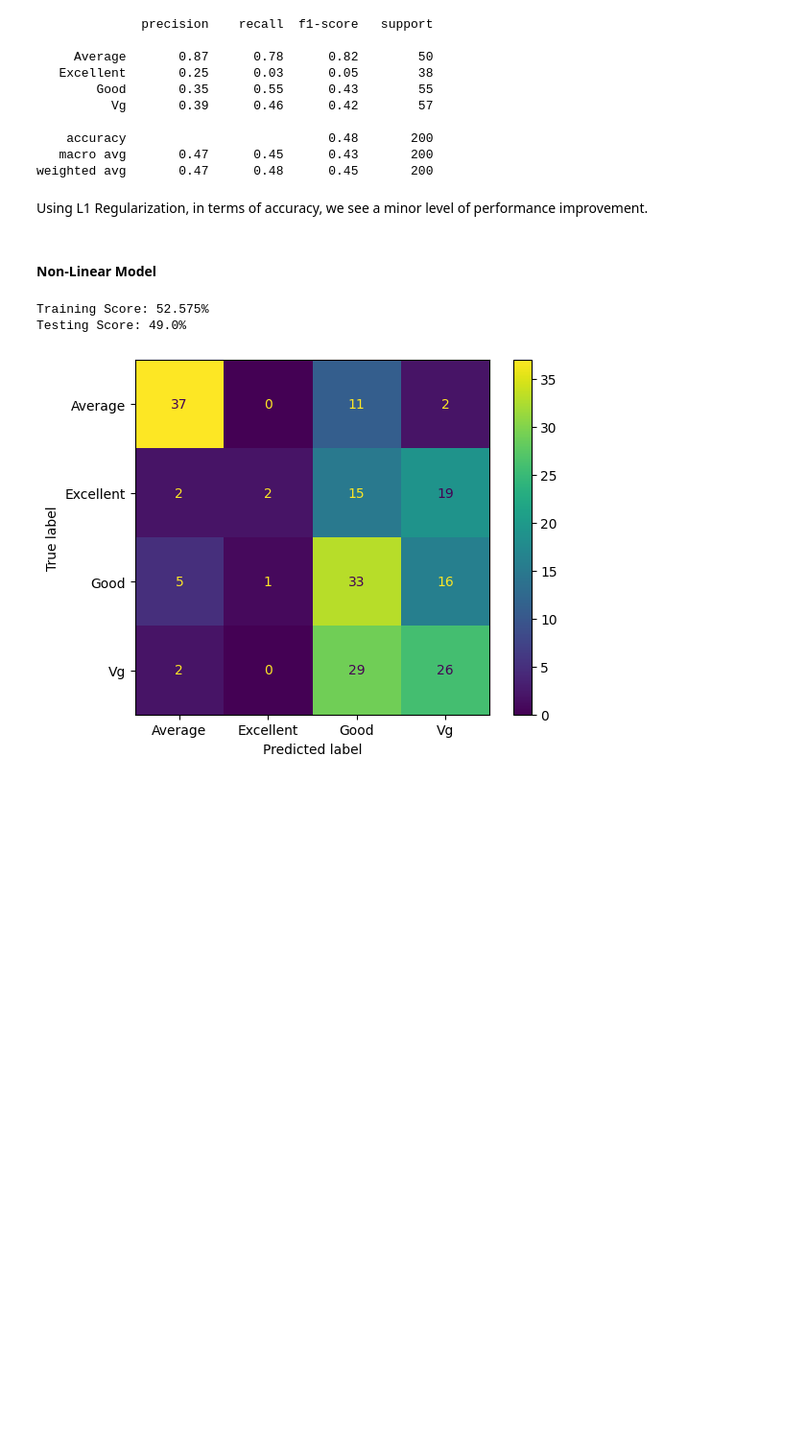
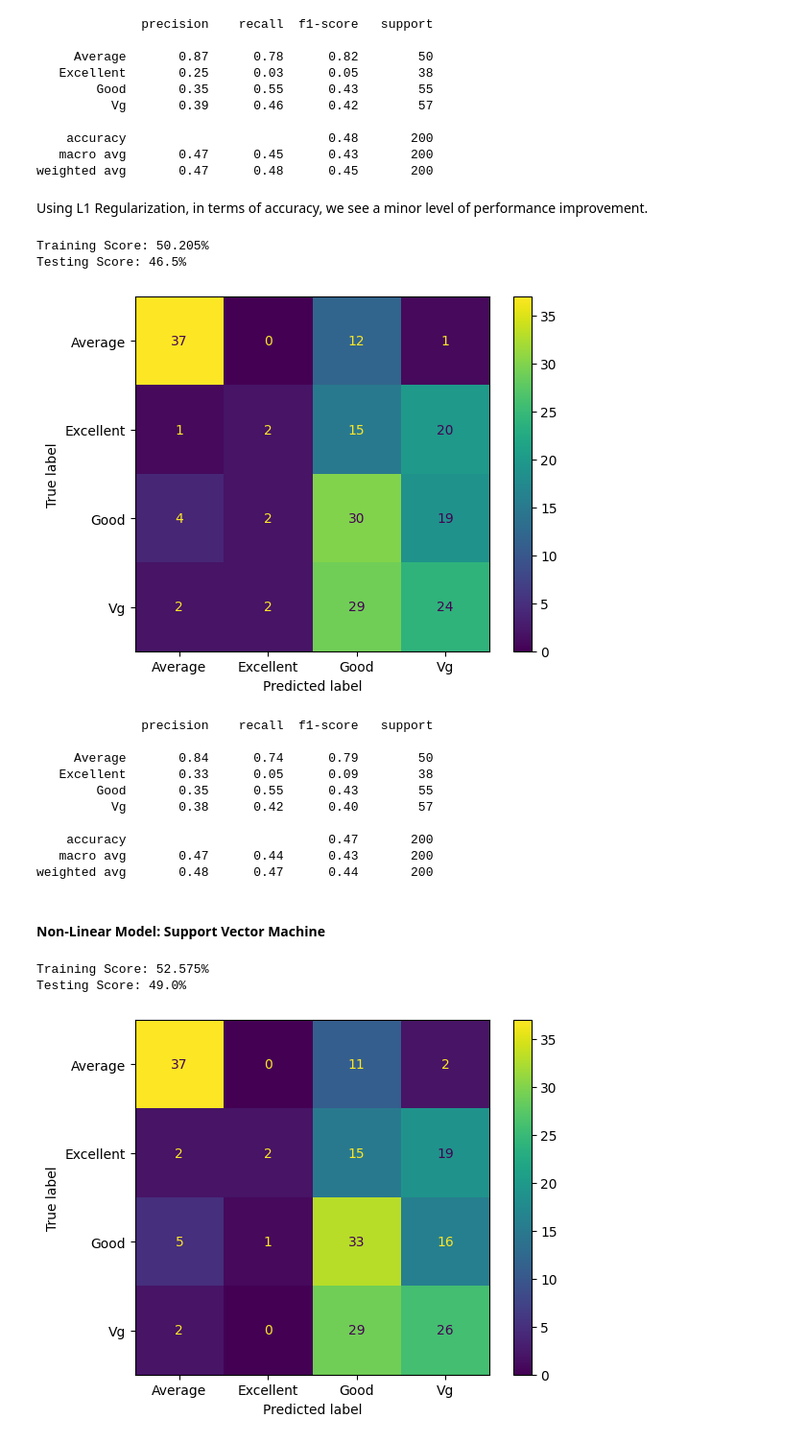
Before and after one commit to Purinat33/Machine-Learning-Project-1, a Jupyter notebook: proj1.ipynb, the cells around one changed output. Shown at 96% size. Cells and saved outputs as stored; diff of their text form; code cells hidden in the pictures; blank space fills up the shorter version.

```diff
--- a/proj1.ipynb
+++ b/proj1.ipynb
@@ -263,0 +272,10 @@ Now that we got the ideas of what the data is like, we can start making predicti
+# %%
+from sklearn.dummy import DummyClassifier
+from sklearn.model_selection import cross_val_score
+
+model = DummyClassifier(strategy='most_frequent')
+model.fit(X_train_encoded, y_train_encoded)
+print(
+    f"Training Score: {(cross_val_score(model, X_train_encoded, y_train_encoded, cv=6).mean() * 100).round(3)}%")
+print(
+    f"Testing Score: {((model.score(X_test_encoded, y_test_encoded)) * 100)}%")
@@ -346,8 +373,24 @@ Testing Score: 48.0%
 weighted avg       0.47      0.48      0.45       200
 # %% [markdown]
 Using L1 Regularization, in terms of accuracy, we see a minor level of performance improvement.
+# %%
+learn(LogisticRegression(penalty='l2', solver='liblinear')) # L2
+# %% [output]
+Training Score: 50.205%
+Testing Score: 46.5%
+[figure, added]
+              precision    recall  f1-score   support
+
+     Average       0.84      0.74      0.79        50
+   Excellent       0.33      0.05      0.09        38
+        Good       0.35      0.55      0.43        55
+          Vg       0.38      0.42      0.40        57
+
+    accuracy                           0.47       200
+   macro avg       0.47      0.44      0.43       200
+weighted avg       0.48      0.47      0.44       200
 # %% [markdown]
-#### Non-Linear Model
+#### Non-Linear Model: Support Vector Machine
 # %%
 from sklearn.svm import SVC
 
```
Also changed, not shown: parts of 10 cells of this notebook.
